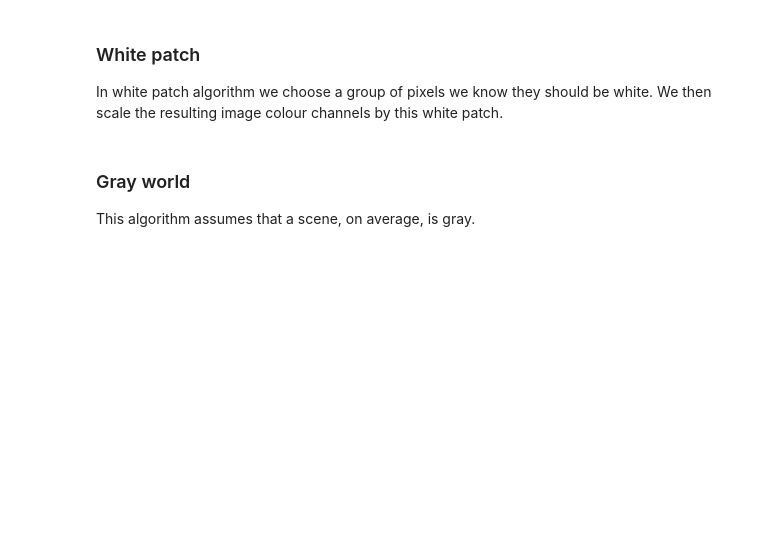
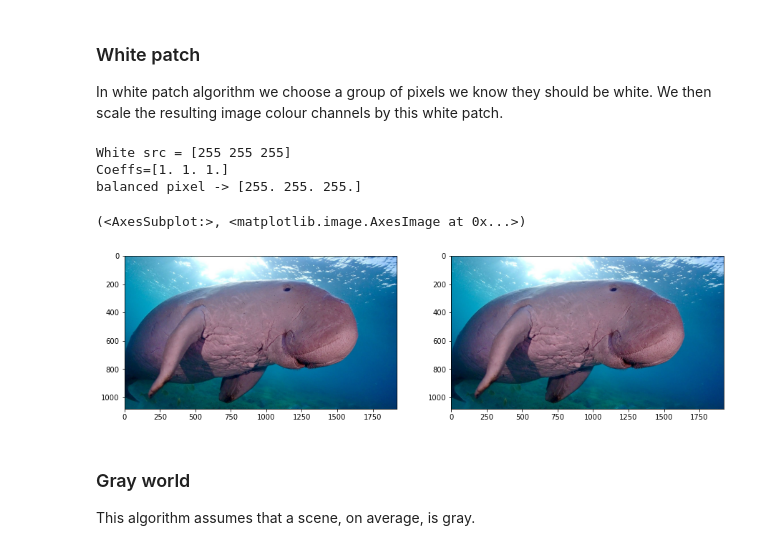
Before and after one commit to sergesv77/ComputerVision, a Jupyter notebook: Homework2.ipynb, the cells around one changed output. Drawn from its saved outputs; the diff is of its cells as text; code cells hidden in the pictures; blank space fills up the shorter version.

```diff
--- a/Homework2.ipynb
+++ b/Homework2.ipynb
@@ -22,21 +26,34 @@ plt.imshow(img)
 In white patch algorithm we choose a group of pixels we know they should be white. We then scale the resulting image colour channels by this white patch.
 # %%
 # Define white patch and the coefficients
-row, col = 485, 864
+row, col = 25, 664
 white = img[row, col, :]
+print(f'White src = {white}')
 coeffs = 255.0/white
+print(f'Coeffs={coeffs}')
 
 # Apply white balancing and generate balanced image
 balanced = np.zeros_like(img, dtype=np.float32)
+
+modifier = 1
+
 for channel in range(3):
-    balanced[..., channel] = img[..., channel] * coeffs[channel]
+    balanced[..., channel] = img[..., channel] * coeffs[channel] * modifier
+
+print(f'balanced pixel -> {balanced[row, col, :]}')
 
 # White patching does not guarantee that the dynamic range is preserved, images must be clipped.
 balanced = balanced/255
 balanced[balanced > 1] = 1
 
 plt.subplot(121), plt.imshow(img)
 plt.subplot(122), plt.imshow(balanced)
+# %% [output]
+White src = [255 255 255]
+Coeffs=[1. 1. 1.]
+balanced pixel -> [255. 255. 255.]
+(<AxesSubplot:>, <matplotlib.image.AxesImage at 0x...>)
+[figure, added]
 # %% [markdown]
 ### Gray world
 This algorithm assumes that a scene, on average, is gray.
```
Also changed, not shown: parts of 4 cells of this notebook, 3 other files.
